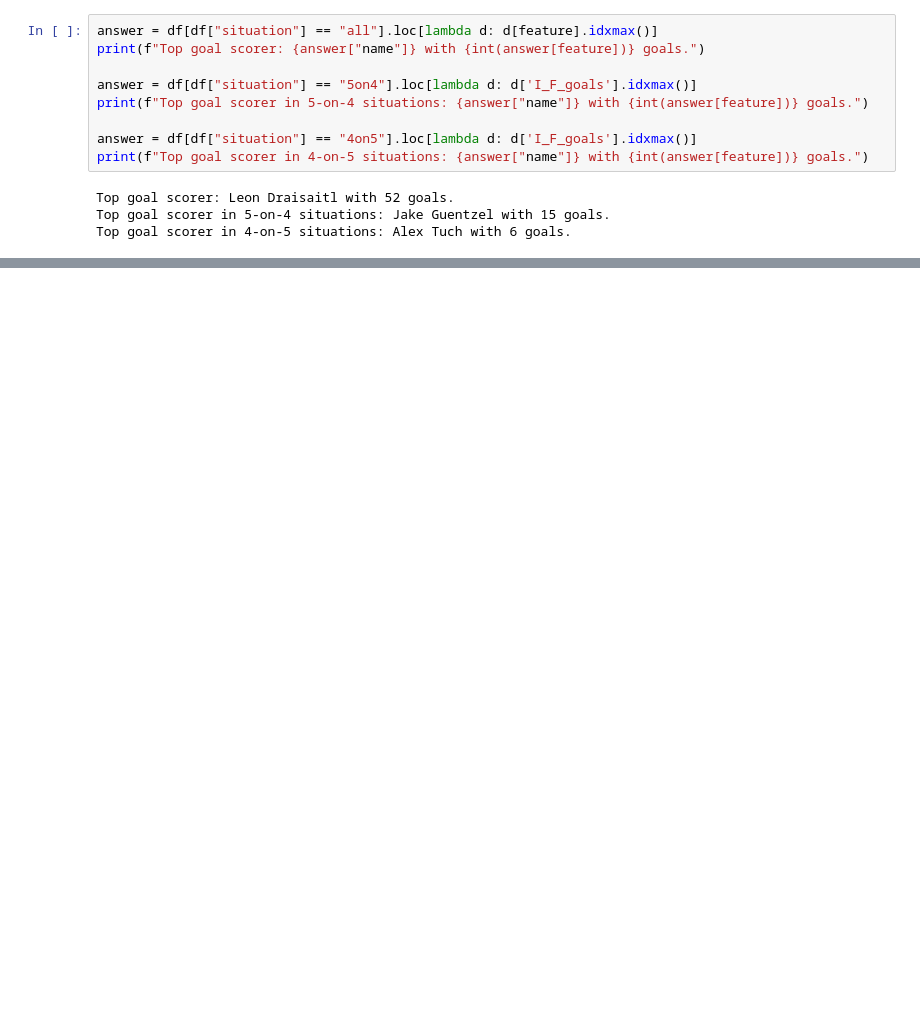
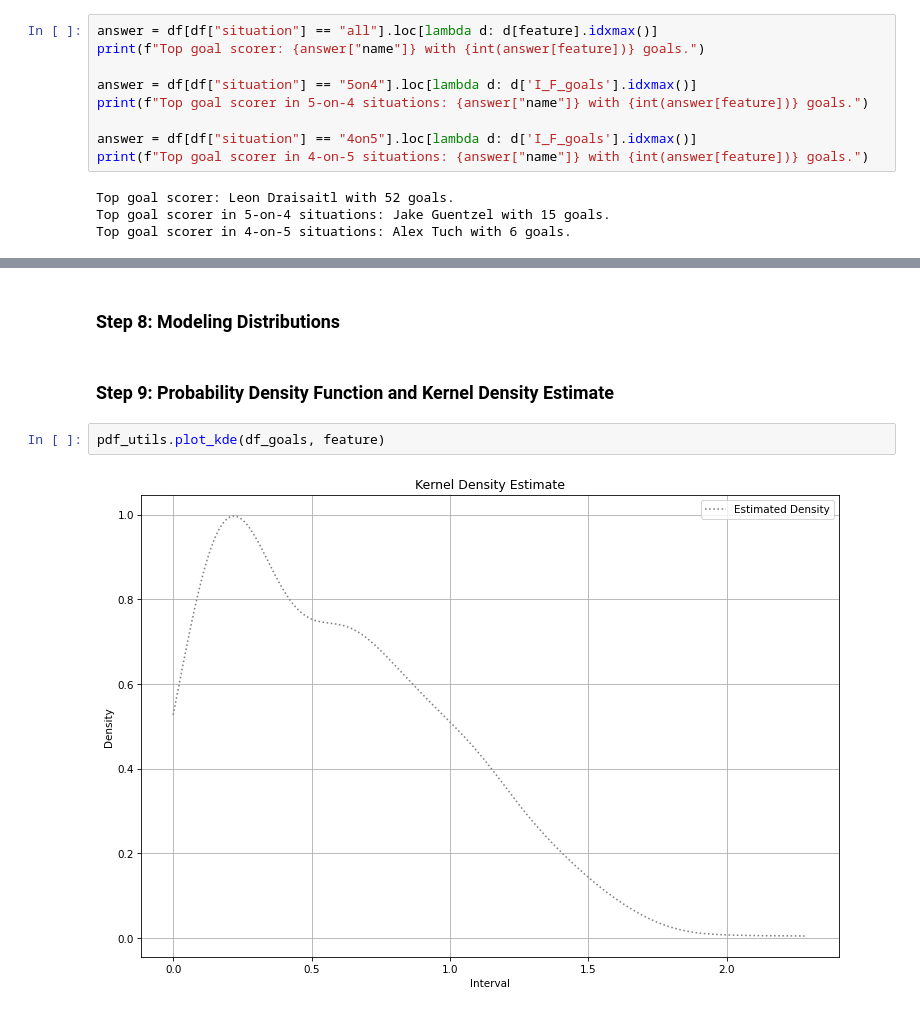
Before and after one commit to thedanicode24/moneypuck-data, a Jupyter notebook: skaters/goals.ipynb, the cells around one changed output, grey strips where cells are left out. Drawn from its saved outputs; the diff is of its cells as text; blank space fills up the shorter version.

```diff
--- a/skaters/goals.ipynb
+++ b/skaters/goals.ipynb
@@ -192,0 +232,8 @@ modeling_distributions_utils.plot_negative_binomial(
+# %% [markdown]
+### Step 8: Modeling Distributions
+# %% [markdown]
+### Step 9: Probability Density Function and Kernel Density Estimate
+# %%
+pdf_utils.plot_kde(df_goals, feature)
+# %% [output]
+[figure, added]
```
Also changed, not shown: parts of 48 cells of this notebook.
